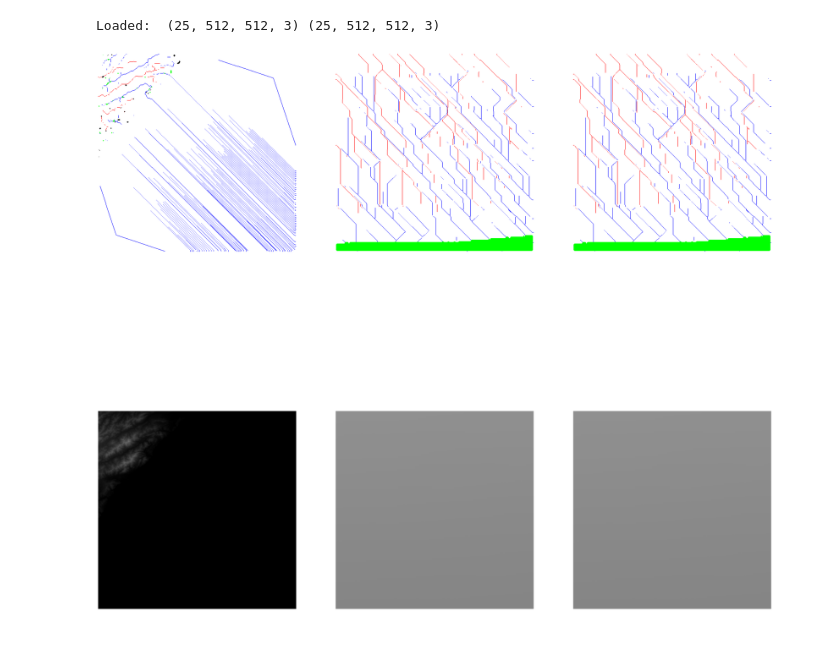
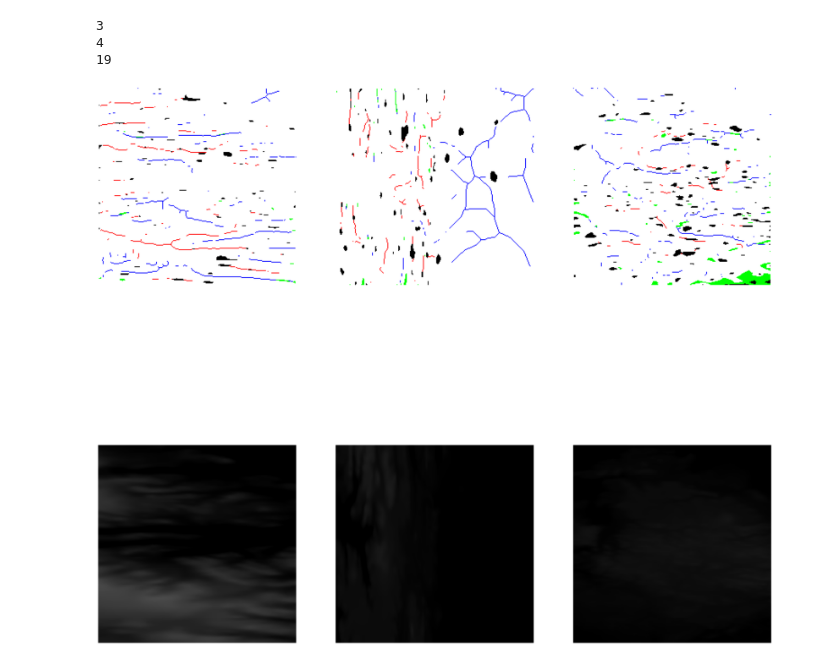
Before and after one commit to pawel0705/TerrainArtificialIntelligence, a Jupyter notebook: JupyterNotebooks/ShowPreparedData.ipynb, the cells around one changed output. Cells and saved outputs as stored; diff of their text form; code cells hidden in the pictures.

```diff
--- a/JupyterNotebooks/ShowPreparedData.ipynb
+++ b/JupyterNotebooks/ShowPreparedData.ipynb
@@ -5,28 +6,30 @@ import numpy as np
-# %%
-data = np.load('network_data.npz')
-src_images, tar_images = data['arr_0'], data['arr_1']
-print('Loaded: ', src_images.shape, tar_images.shape)
-
-# plot source images
-n_samples = 3
-
-index = []
-for i in range(n_samples):
-    index.append(random.randint(0, len(src_images) - 1))
-
-for i in range(n_samples):
-    plt.subplot(2, n_samples, 1 + i)
-    plt.axis('off')
-    plt.imshow(src_images[index[i]].astype('uint8'))
-
-# plot target image
-for i in range(n_samples):
-    plt.subplot(2, n_samples, 1 + n_samples + i)
-    plt.axis('off')
-    plt.imshow(tar_images[index[i]].astype('uint8'))
-
-plt.rcParams['figure.figsize'] = [40, 40]
-plt.show()
-# %% [output]
-Loaded:  (25, 512, 512, 3) (25, 512, 512, 3)
-[figure, removed]
+# %%
+f = h5py.File('dataset2.hdf5', 'r')
+src_images, tar_images = f['sketches'], f['heightmaps']
+
+# plot source images
+n_samples = 3
+
+index = []
+for i in range(n_samples):
+    index.append(random.randint(0, 20))
+
+for i in range(n_samples):
+    plt.subplot(2, n_samples, 1 + i)
+    plt.axis('off')
+    plt.imshow(((src_images[index[i]] + 1.0) / 2.0))
+    print(index[i])
+
+# plot target image
+for i in range(n_samples):
+    plt.subplot(2, n_samples, 1 + n_samples + i)
+    plt.axis('off')
+    plt.imshow(((tar_images[index[i]] + 1.0) / 2.0))
+
+plt.rcParams['figure.figsize'] = [40, 40]
+plt.show()
+# %% [output]
+3
+4
+19
+[figure, added]
```
Also changed, not shown: parts of 2 cells of this notebook, 11 other files.
